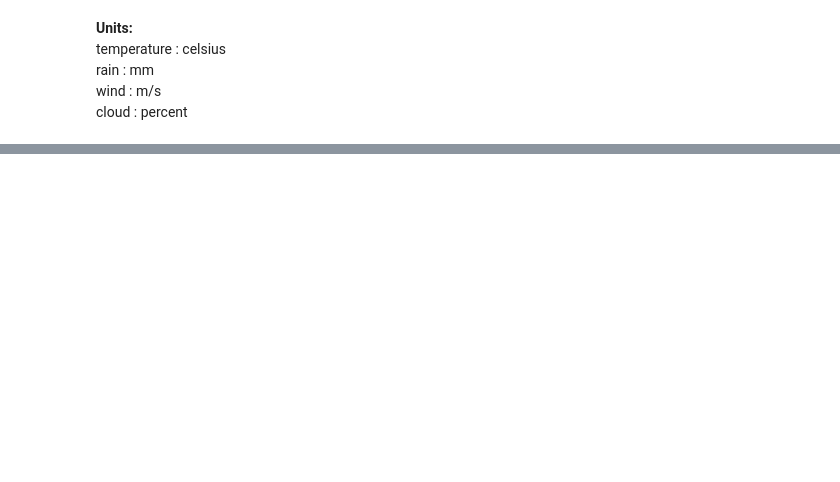
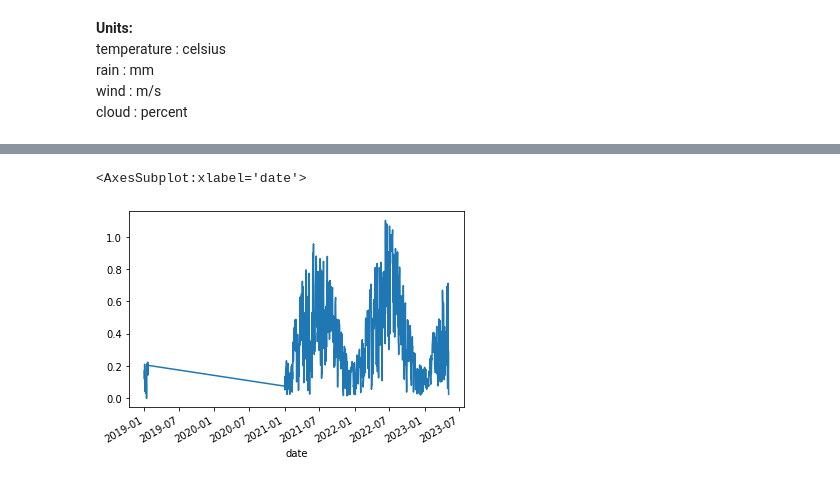
Before and after one commit to danielakomenda/scientific_programming_project, a Jupyter notebook: notebooks/data_preparation/modelling.ipynb, the cells around one changed output, grey strips where cells are left out. Cells and saved outputs as stored; diff of their text form; code cells hidden in the pictures; blank space fills up the shorter version.

```diff
--- a/notebooks/data_preparation/modelling.ipynb
+++ b/notebooks/data_preparation/modelling.ipynb
@@ -28,0 +57,11 @@ df_ow_windpower = await openweatherData.extract_windpower()
+# %%
+cloudiness = df_w2_weather_daily.clouds
+date = cloudiness.index
+lat = 47
+
+solar_power = total_daily_solarpower(date, lat) * (100 - cloudiness)/100
+# %%
+solar_power.plot()
+# %% [output]
+<AxesSubplot:xlabel='date'>
+[figure, added]
```
Also changed, not shown: parts of 19 cells of this notebook, 28 other files.
